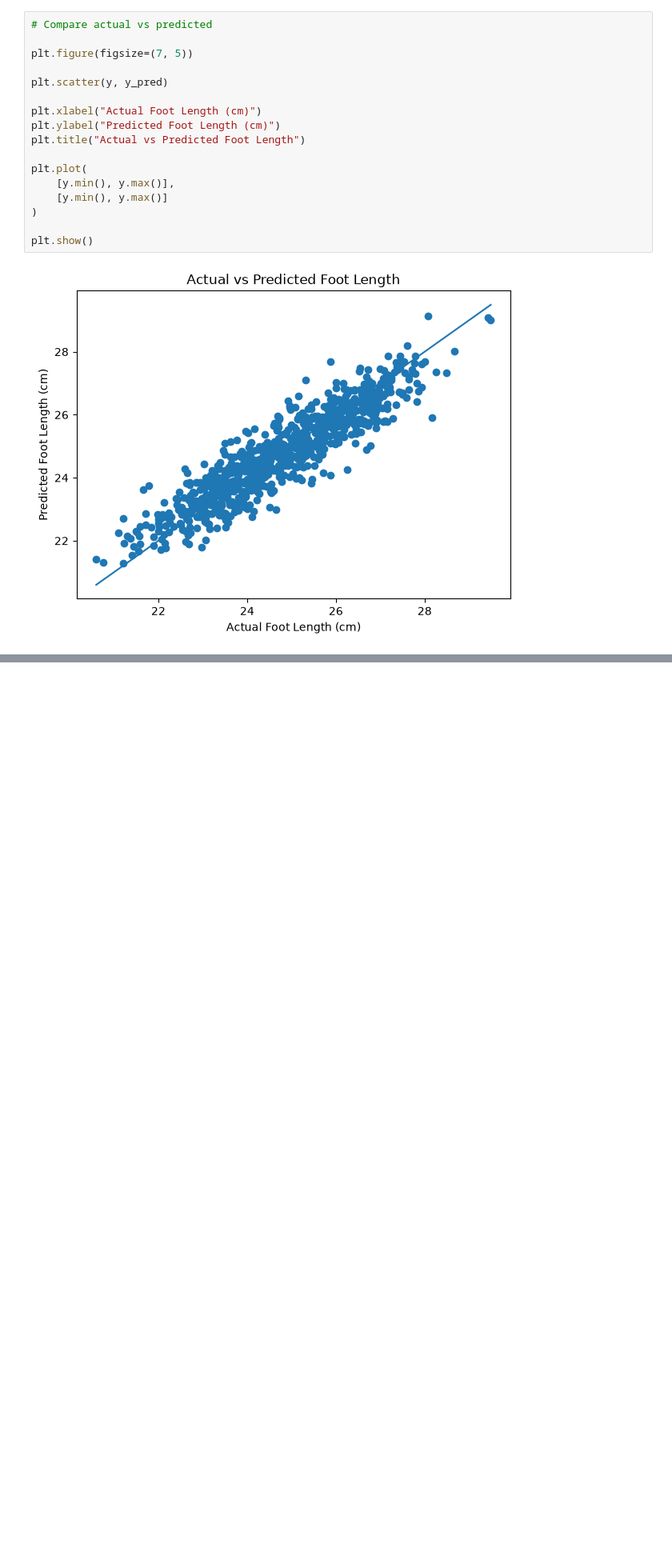
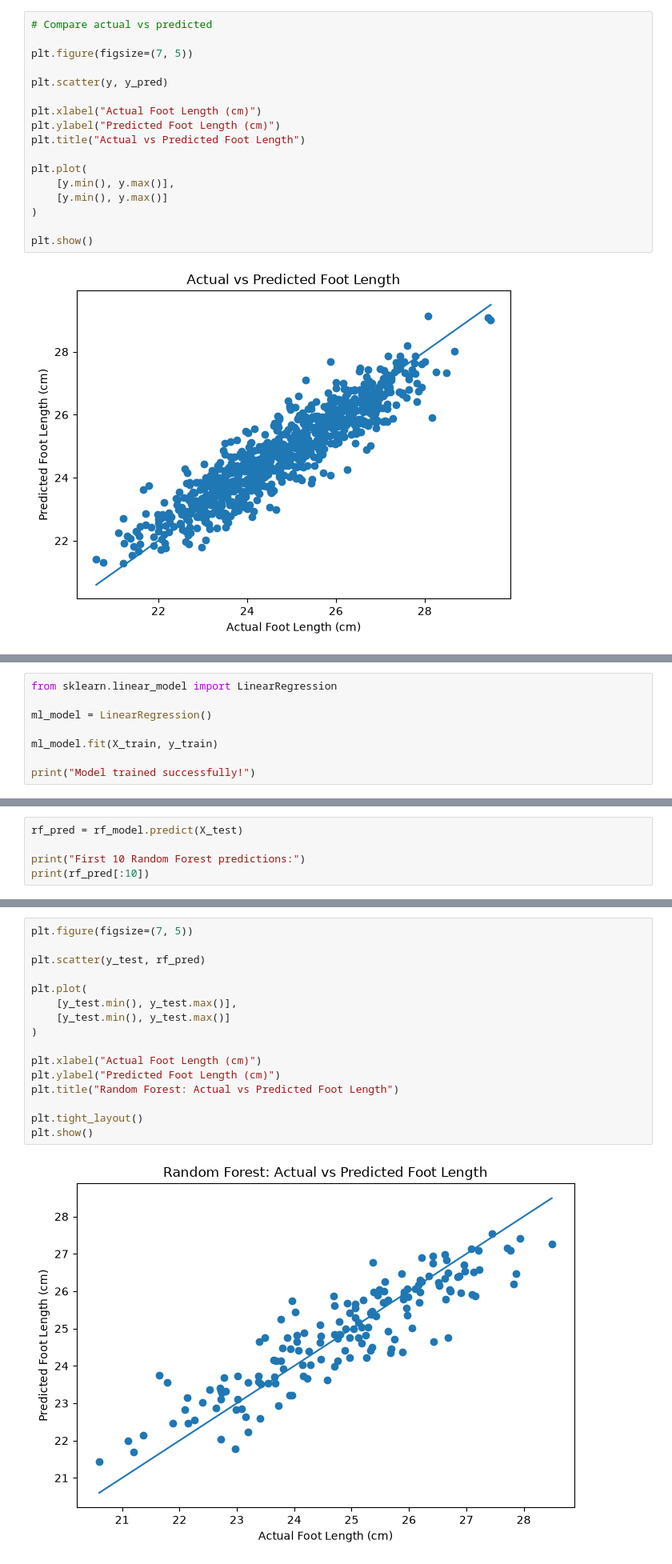
Before and after one commit to Sidra-41/Anthropometric-Characterization-and-Foot-Length-Prediction-Using-Statistical-and-Machine-Learning-Me, a Jupyter notebook: Data/FYP_Data_Analysis.ipynb, the cells around one changed output, grey strips where cells are left out. Shown at 80% size. Cells and saved outputs as stored; diff of their text form; blank space fills up the shorter version.

```diff
--- a/Data/FYP_Data_Analysis.ipynb
+++ b/Data/FYP_Data_Analysis.ipynb
@@ -821,0 +852,8 @@ plt.show()
+# %%
+from sklearn.linear_model import LinearRegression
+
+ml_model = LinearRegression()
+
+ml_model.fit(X_train, y_train)
+
+print("Model trained successfully!")
@@ -821,0 +909,5 @@ plt.show()
+# %%
+rf_pred = rf_model.predict(X_test)
+
+print("First 10 Random Forest predictions:")
+print(rf_pred[:10])
@@ -821,0 +996,18 @@ plt.show()
+# %%
+plt.figure(figsize=(7, 5))
+
+plt.scatter(y_test, rf_pred)
+
+plt.plot(
+    [y_test.min(), y_test.max()],
+    [y_test.min(), y_test.max()]
+)
+
+plt.xlabel("Actual Foot Length (cm)")
+plt.ylabel("Predicted Foot Length (cm)")
+plt.title("Random Forest: Actual vs Predicted Foot Length")
+
+plt.tight_layout()
+plt.show()
+# %% [output]
+[figure, added]
```
Also changed, not shown: parts of 25 cells of this notebook, 6 other files.
